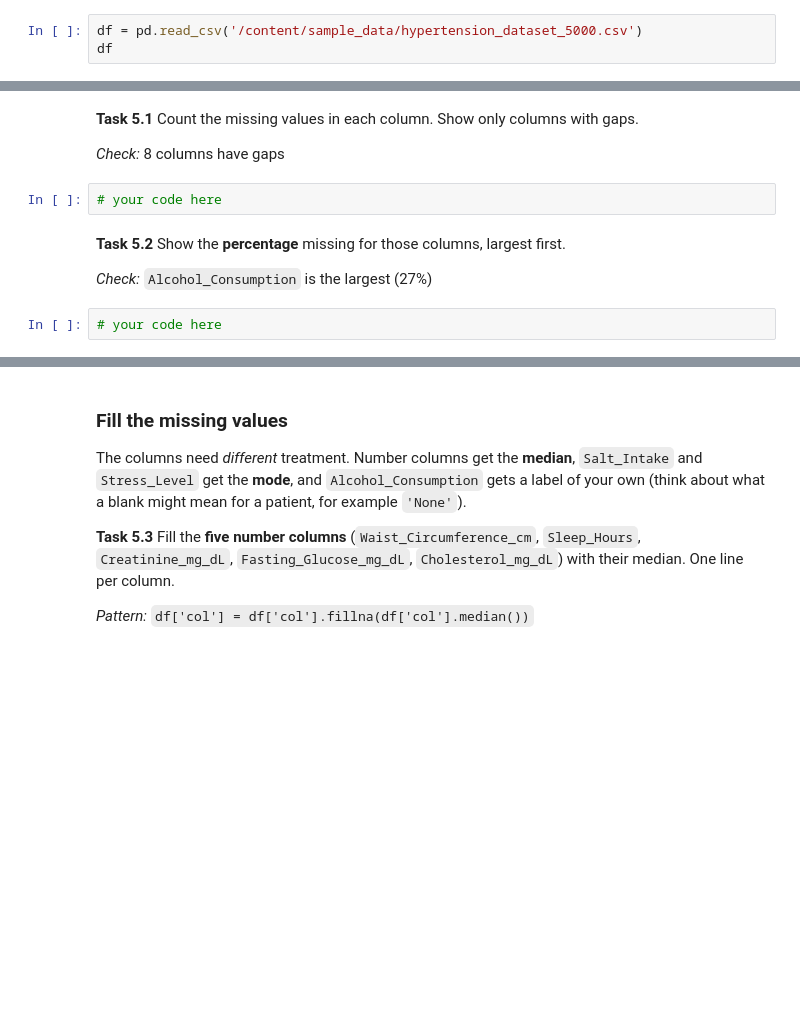
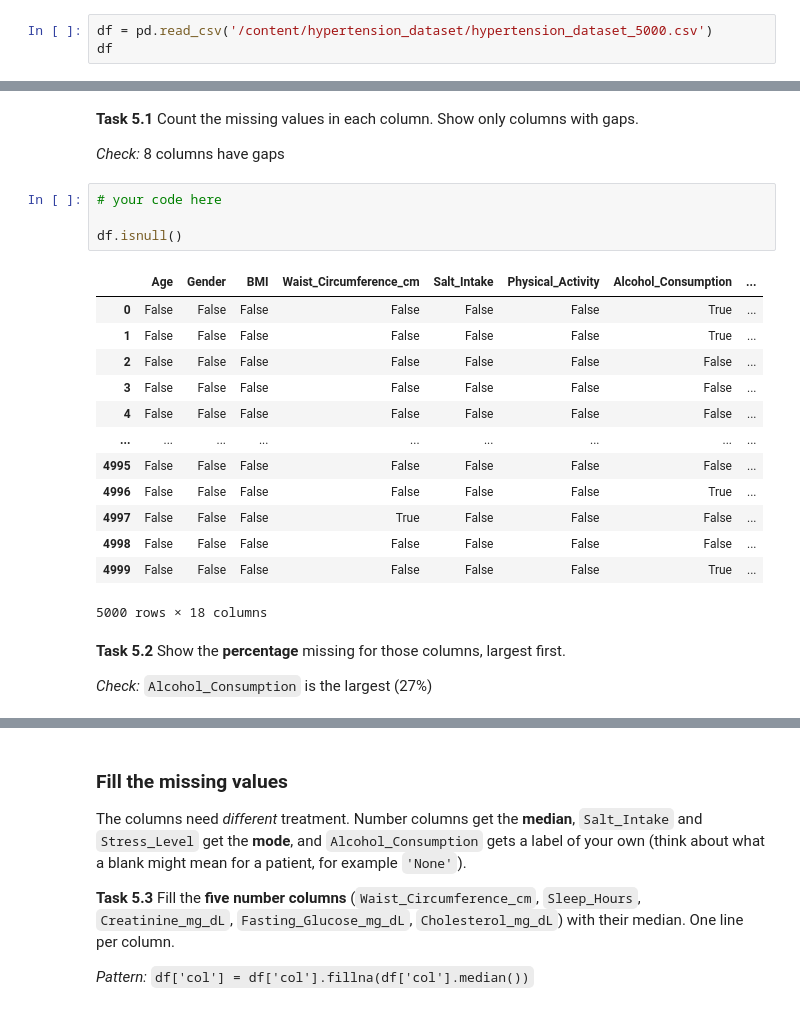
Before and after one commit to Hasnat22/hypertension_dataset, a Jupyter notebook: Week5_Workshop_Pandas_Student.ipynb, the cells around one changed output, grey strips where cells are left out. Drawn from its saved outputs; the diff is of its cells as text; blank space fills up the shorter version.

```diff
--- a/Week5_Workshop_Pandas_Student.ipynb
+++ b/Week5_Workshop_Pandas_Student.ipynb
@@ -74,7 +80,7 @@ fatal: destination path 'hypertension_dataset' already exists and is not an empt
 # %% [markdown]
 **Task 1.1** Load `hypertension_dataset_5000.csv` into `df`.
 # %%
-df = pd.read_csv('/content/sample_data/hypertension_dataset_5000.csv')
+df = pd.read_csv('/content/hypertension_dataset/hypertension_dataset_5000.csv')
 df
 # %% [output]
 |  | Age | Gender | BMI | Waist_Circumference_cm | Salt_Intake | Physical_Activity | Alcohol_Consumption | ... |
@@ -398,9 +428,23 @@ iqr = ...
 *Check:* 8 columns have gaps
 # %%
 # your code here
+
+df.isnull()
+# %% [output]
+|  | Age | Gender | BMI | Waist_Circumference_cm | Salt_Intake | Physical_Activity | Alcohol_Consumption | ... |
+| 0 | False | False | False | False | False | False | True | ... |
+| 1 | False | False | False | False | False | False | True | ... |
+| 2 | False | False | False | False | False | False | False | ... |
+| 3 | False | False | False | False | False | False | False | ... |
+| 4 | False | False | False | False | False | False | False | ... |
+| ... | ... | ... | ... | ... | ... | ... | ... | ... |
+| 4995 | False | False | False | False | False | False | False | ... |
+| 4996 | False | False | False | False | False | False | True | ... |
+| 4997 | False | False | False | True | False | False | False | ... |
+| 4998 | False | False | False | False | False | False | False | ... |
+| 4999 | False | False | False | False | False | False | True | ... |
+5000 rows × 18 columns
 # %% [markdown]
 **Task 5.2** Show the **percentage** missing for those columns, largest first.
 
 *Check:* `Alcohol_Consumption` is the largest (27%)
-# %%
-# your code here
```
Also changed, not shown: parts of 22 cells of this notebook.
